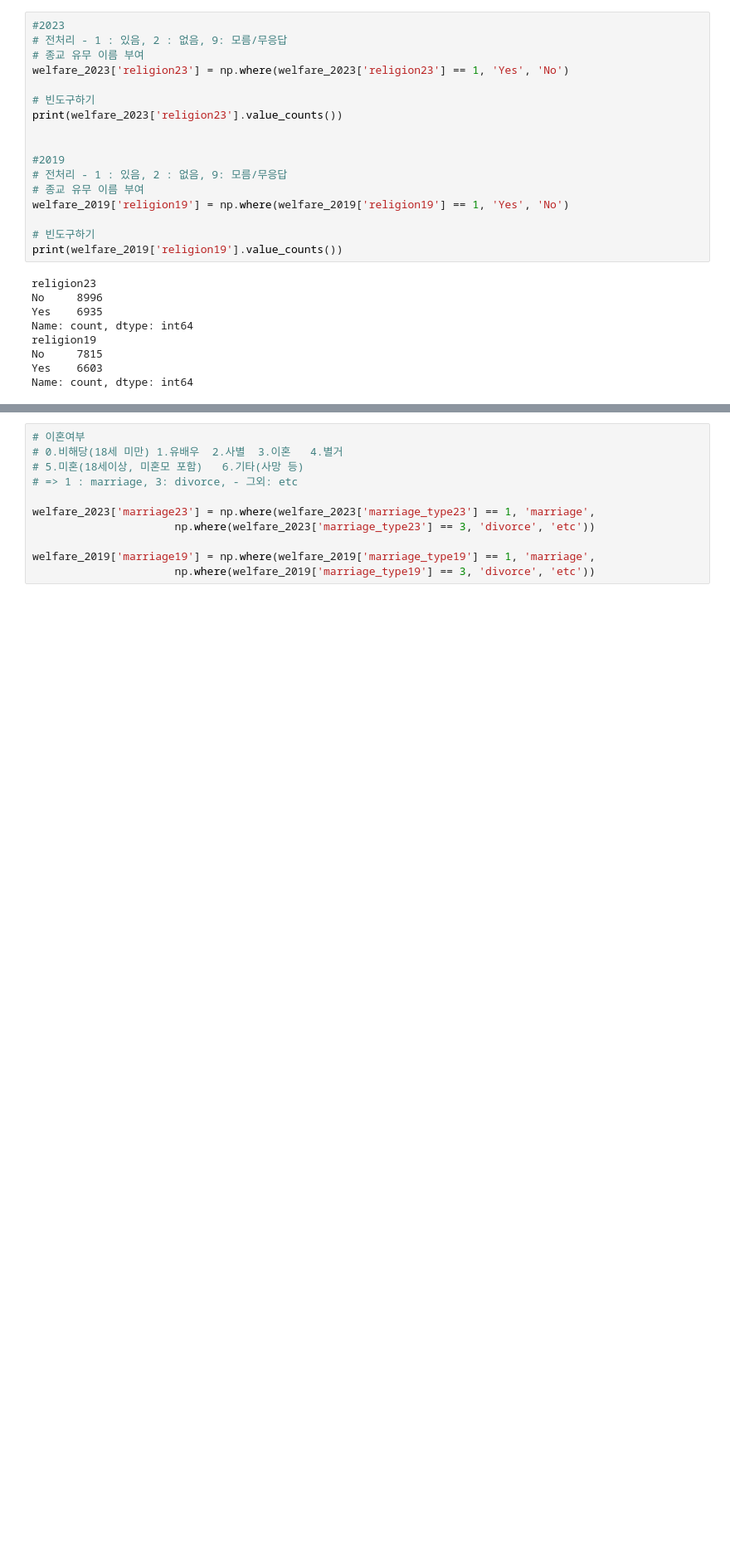
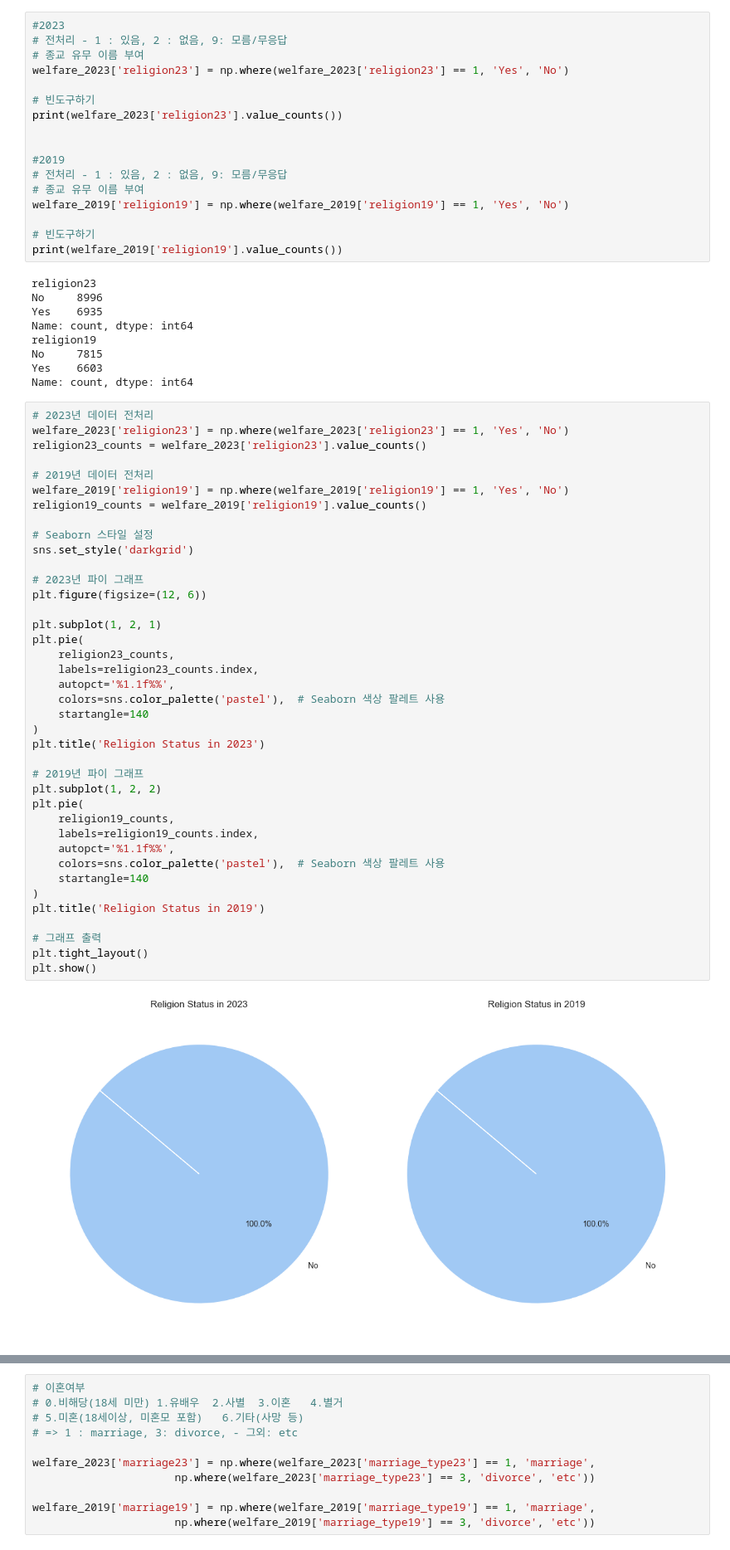
Before and after one commit to kimjinH-97/Korean-life-1, a Jupyter notebook: 한국인의삶_유니크_비교_2019vs2023_kmj.ipynb, the cells around one changed output, grey strips where cells are left out. Shown at 83% size. Saved outputs shown, nothing was run; the diff lists cells and outputs as text; blank space fills up the shorter version.

```diff
--- a/한국인의삶_유니크_비교_2019vs2023_kmj.ipynb
+++ b/한국인의삶_유니크_비교_2019vs2023_kmj.ipynb
@@ -1805,6 +1809,47 @@ religion19
 No     7815
 Yes    6603
 Name: count, dtype: int64
+# %%
+# 2023년 데이터 전처리
+welfare_2023['religion23'] = np.where(welfare_2023['religion23'] == 1, 'Yes', 'No')
+religion23_counts = welfare_2023['religion23'].value_counts()
+
+# 2019년 데이터 전처리
+welfare_2019['religion19'] = np.where(welfare_2019['religion19'] == 1, 'Yes', 'No')
+religion19_counts = welfare_2019['religion19'].value_counts()
+
+# Seaborn 스타일 설정
+sns.set_style('darkgrid')
+
+# 2023년 파이 그래프
+plt.figure(figsize=(12, 6))
+
+plt.subplot(1, 2, 1)
+plt.pie(
+    religion23_counts,
+    labels=religion23_counts.index,
+    autopct='%1.1f%%',
+    colors=sns.color_palette('pastel'),  # Seaborn 색상 팔레트 사용
+    startangle=140
+)
+plt.title('Religion Status in 2023')
+
+# 2019년 파이 그래프
+plt.subplot(1, 2, 2)
+plt.pie(
+    religion19_counts,
+    labels=religion19_counts.index,
+    autopct='%1.1f%%',
+    colors=sns.color_palette('pastel'),  # Seaborn 색상 팔레트 사용
+    startangle=140
+)
+plt.title('Religion Status in 2019')
+
+# 그래프 출력
+plt.tight_layout()
+plt.show()
+# %% [output]
+[figure, added]
 # %%
 # 시각화
 sns.countplot(data=welfare_2023, x='religion23')
```
Also changed, not shown: parts of 18 cells of this notebook.
